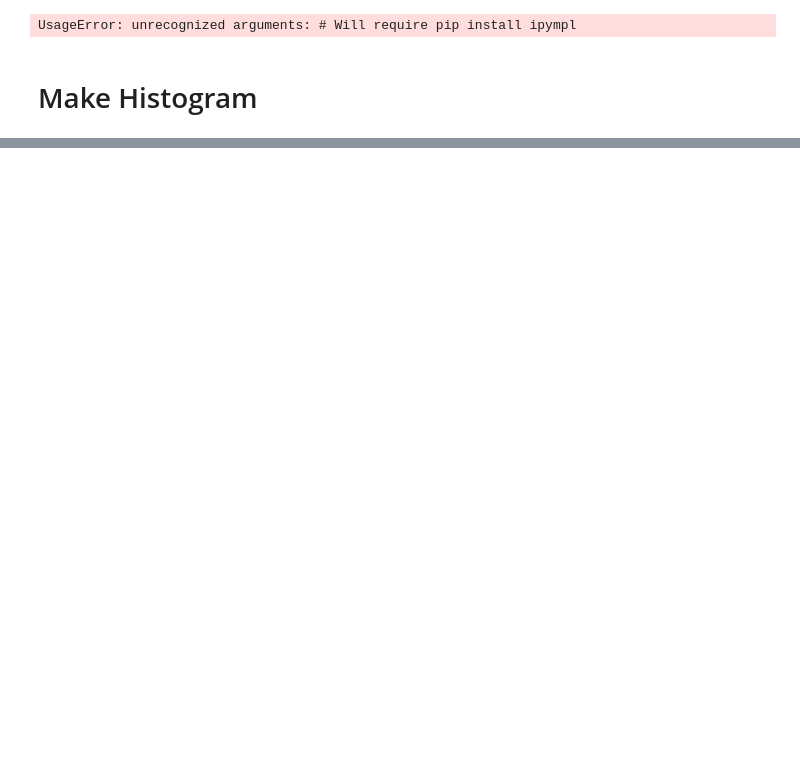
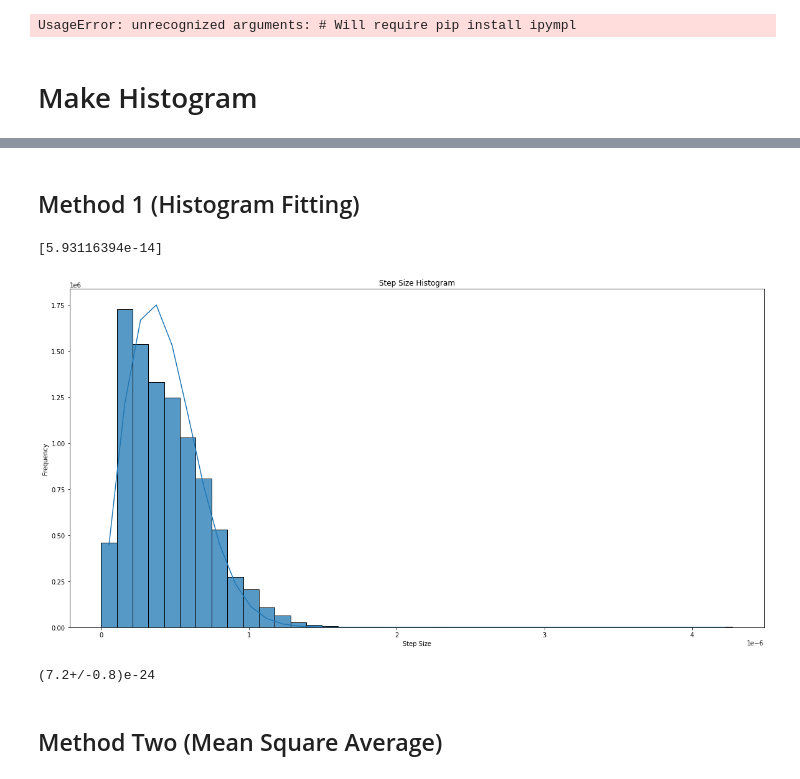
Before and after one commit to QiLinXue/thermal-motion, a Jupyter notebook: plot.ipynb, the cells around one changed output, grey strips where cells are left out. Drawn from its saved outputs; the diff is of its cells as text; code cells hidden in the pictures; blank space fills up the shorter version.

Commit message:
add uncertainties

```diff
--- a/plot.ipynb
+++ b/plot.ipynb
@@ -299,5 +315,21 @@ fig.savefig('stepsize-hist.png')
+# %% [markdown]
+## Method 1 (Histogram Fitting)
 # %%
-# Get frequency of each step size with bin=25
-step_sizes_hist = np.histogram(step_sizes, bins=40)
+def f(x, a):
+    # PDF
+    return x/(2*a) * np.exp(-x**2/(4*a))
+
+bin_size = 40
+
+# Get frequency of each step size
+step_sizes_hist = np.histogram(step_sizes, bins=bin_size)
 step_size, freq = step_sizes_hist[1][:-1] , step_sizes_hist[0]
 freq = freq / (np.sum(freq) * (step_size[1] - step_size[0]))
+
+# Fit f(x) to step_size, freq
+h = step_size[1] - step_size[0]
+step_size = step_size + h/2
+popt, pcov = curve_fit(f, step_size, freq, p0=[1e-14])
+print(popt)
+# %% [output]
+[5.93116394e-14]
@@ -313,11 +336,12 @@ popt
 # %%
 # Plot fitted curve against histogram
 fig = plt.figure(figsize=(20,10))
 ax = plt.axes()
-sns.histplot(data=step_sizes, stat='density', bins=40)
+sns.histplot(data=step_sizes, stat='density', bins=bin_size)
 ax.plot(step_size, f(step_size, *popt), label="Fitted Rayleigh Distribution")
 plt.xlabel("Step Size")
 plt.ylabel("Frequency")
 plt.title("Step Size Histogram")
-plt.legend()
 fig.savefig('stepsize-frequency-hist.png')
+# %% [output]
+[figure, added]
@@ -343,6 +348,10 @@ k
 # %%
-# METHOD TWO
-# D *t = popt[0]
-D = popt[0]/t
-k = D*gamma/T
-k / k_actual
+# METHOD ONE
+fit = np.asarray(uncertainties.correlated_values(popt, pcov))[0]
+D = fit/t
+k1 = D*gamma/T
+print(k1)
+# %% [output]
+(7.2+/-0.8)e-24
+# %% [markdown]
+## Method Two (Mean Square Average)
```
Also changed, not shown: parts of 16 cells of this notebook, 4 other files.
